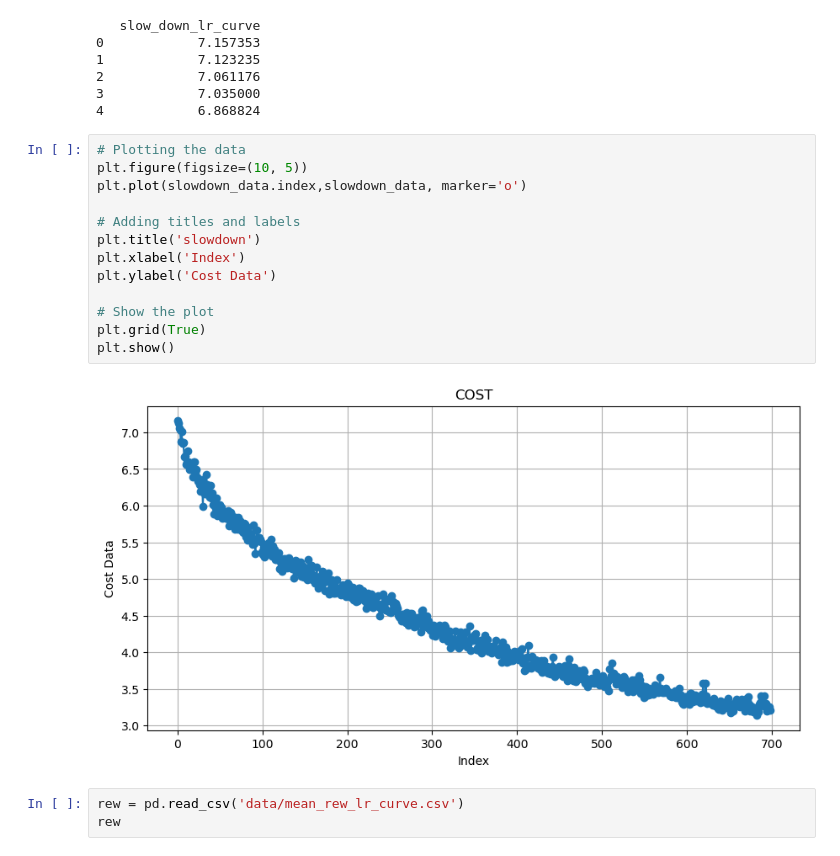
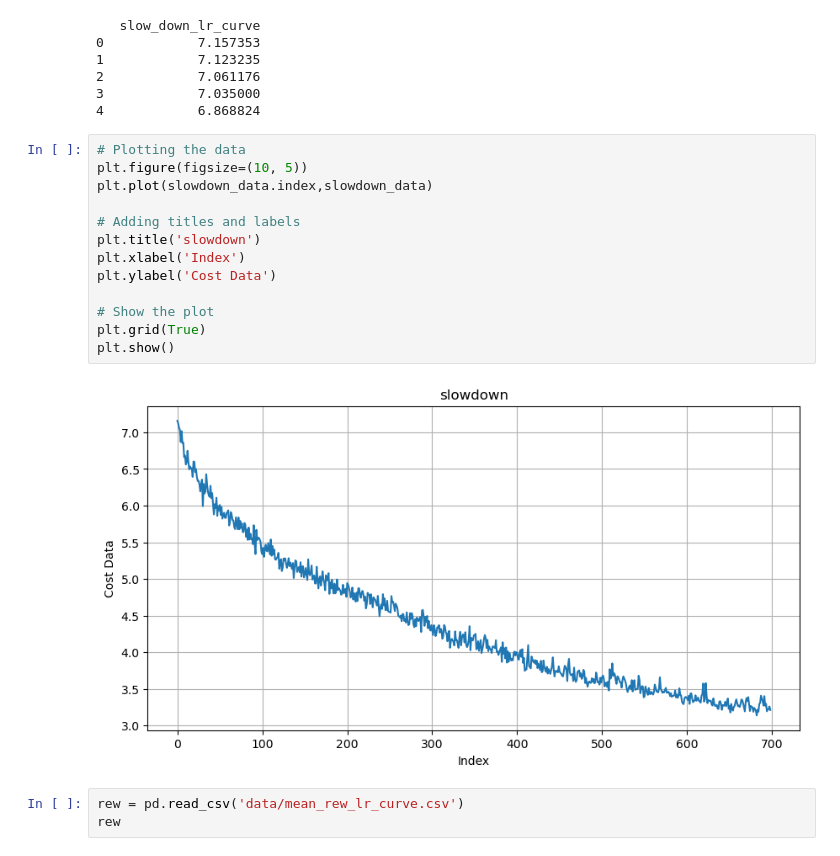
Before and after one commit to stathis99/AnTolerant-DeepRM, a Jupyter notebook: Experiments/Experiment1_DeepRm_NoAnomalies/eda.ipynb, the cells around one changed output. Drawn from its saved outputs; the diff is of its cells as text.

```diff
--- a/Experiments/Experiment1_DeepRm_NoAnomalies/eda.ipynb
+++ b/Experiments/Experiment1_DeepRm_NoAnomalies/eda.ipynb
@@ -19,18 +19,18 @@ print(slowdown_data.head())
 # %%
 # Plotting the data
 plt.figure(figsize=(10, 5))
-plt.plot(slowdown_data.index,slowdown_data, marker='o')
+plt.plot(slowdown_data.index,slowdown_data)
 
 # Adding titles and labels
 plt.title('slowdown')
 plt.xlabel('Index')
 plt.ylabel('Cost Data')
 
 # Show the plot
 plt.grid(True)
 plt.show()
 # %% [output]
-[figure, old version]
+[figure, new version]
 # %%
 rew = pd.read_csv('data/mean_rew_lr_curve.csv')
 rew
```
Also changed, not shown: parts of 1 cell of this notebook, 3 other files.
